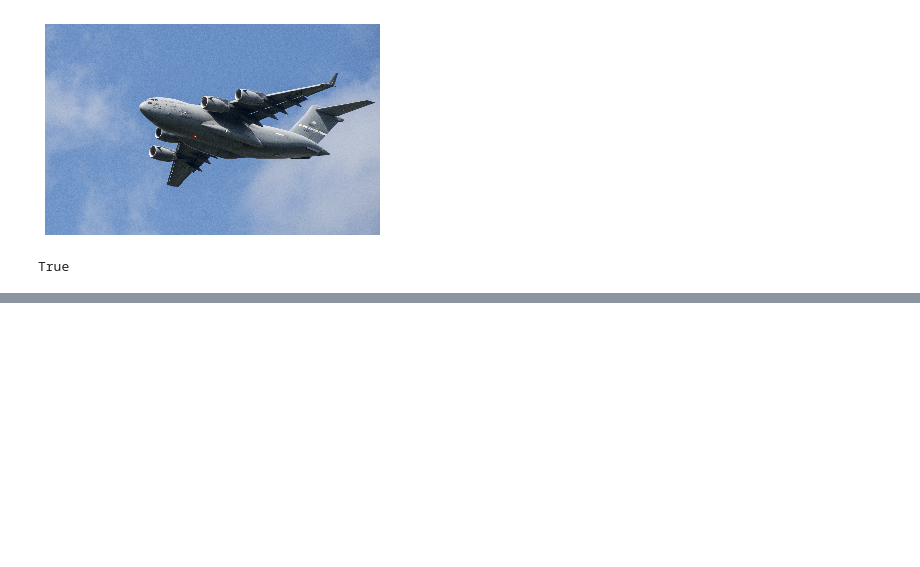
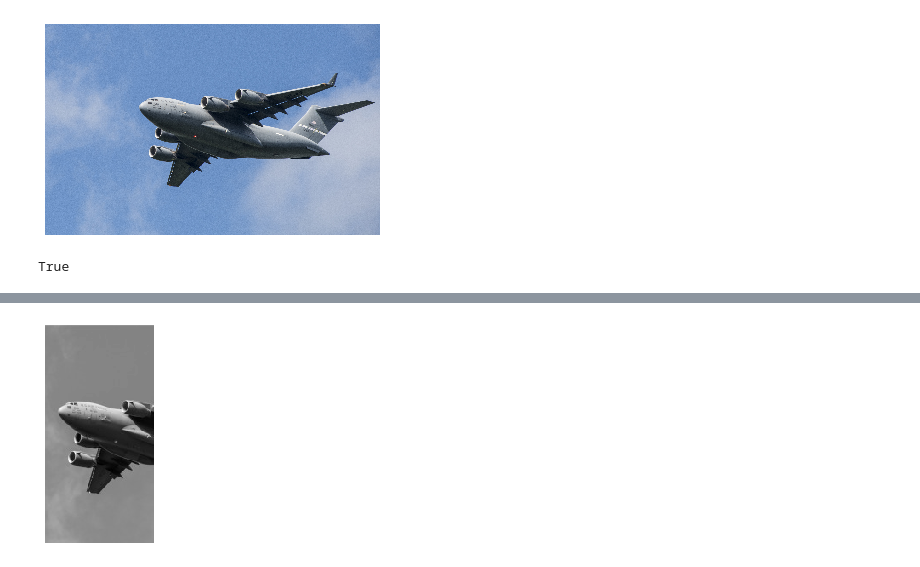
Before and after one commit to ArchieDash/O-REILLY-Machine-Learning, a Jupyter notebook: Chapter_8.ipynb, the cells around one changed output, grey strips where cells are left out. Cells and saved outputs as stored; diff of their text form; code cells hidden in the pictures; blank space fills up the shorter version.

```diff
--- a/Chapter_8.ipynb
+++ b/Chapter_8.ipynb
@@ -51,0 +58,6 @@ True
+# %%
+image = cv2.imread("images/plane_256x256.jpg", cv2.IMREAD_GRAYSCALE)
+image_cropped = image[:,:128]
+show_image(image_cropped)
+# %% [output]
+[figure, added]
```
Also changed, not shown: parts of 10 cells of this notebook.
